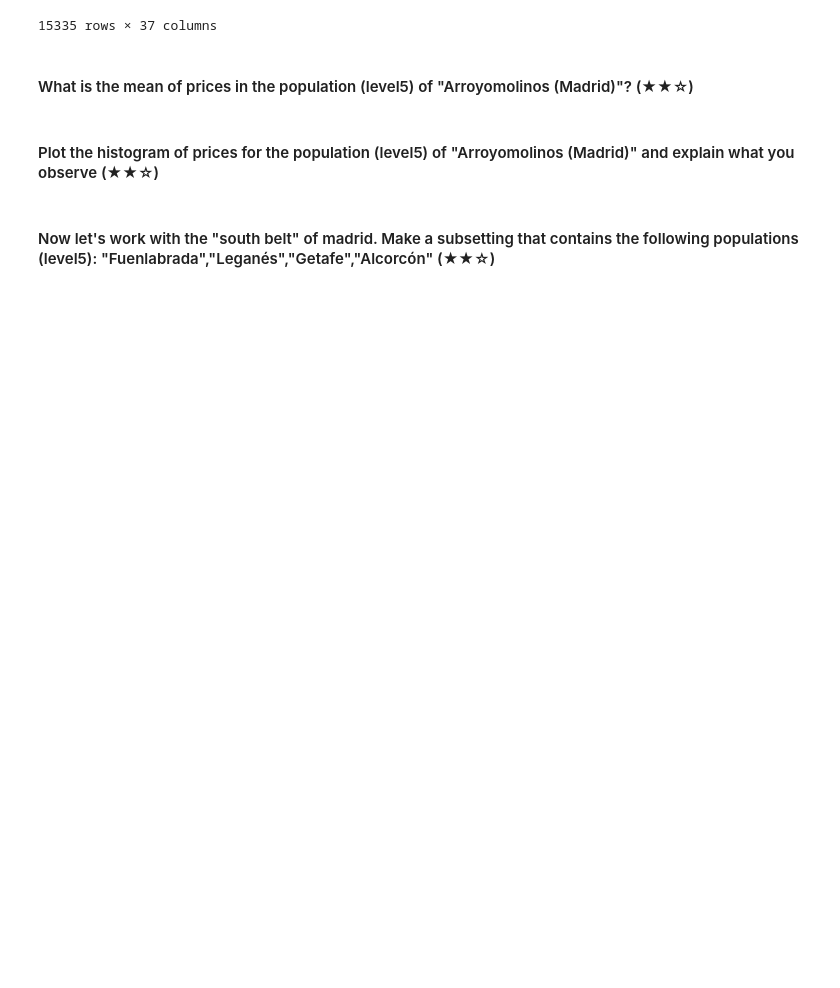
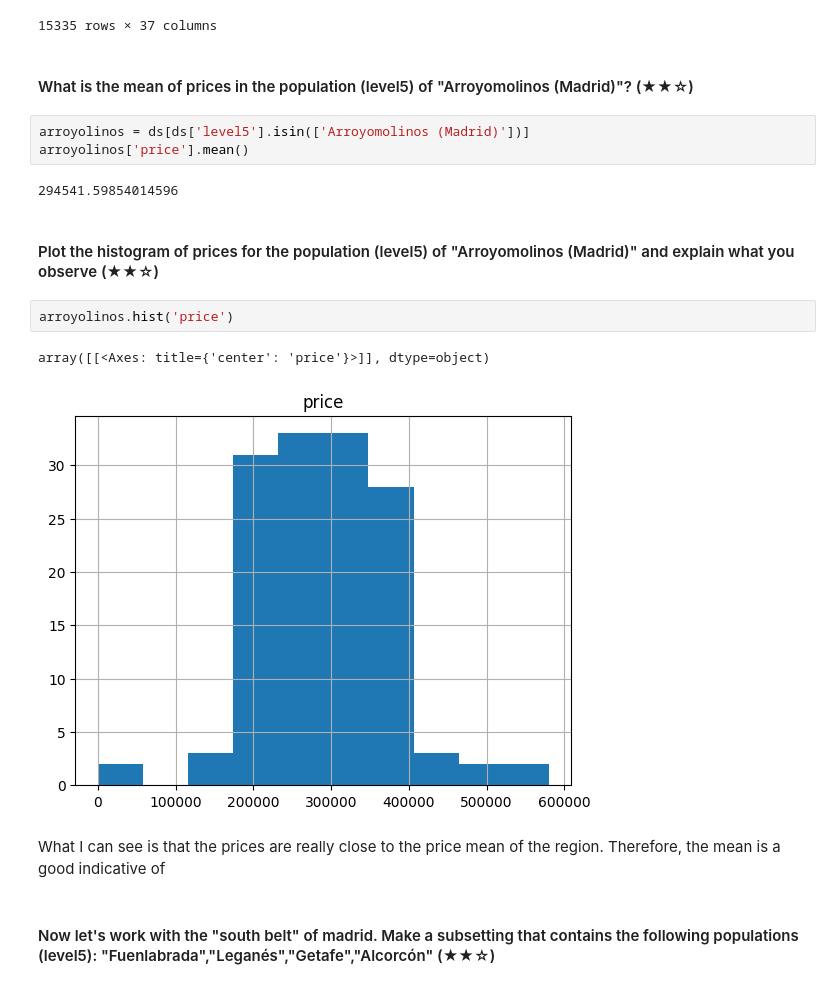
Before and after one commit to H0wl3r2001/realestate-datacleanup-exercise, a Jupyter notebook: project.ipynb, the cells around one changed output. Drawn from its saved outputs; the diff is of its cells as text; blank space fills up the shorter version.

```diff
--- a/project.ipynb
+++ b/project.ipynb
@@ -135,7 +135,19 @@ ds2
 15335 rows × 37 columns
 # %% [markdown]
 #### What is the mean of prices in the population (level5) of "Arroyomolinos (Madrid)"? (★★☆)
+# %%
+arroyolinos = ds[ds['level5'].isin(['Arroyomolinos (Madrid)'])]
+arroyolinos['price'].mean()
+# %% [output]
+294541.59854014596
 # %% [markdown]
 #### Plot the histogram of prices for the population (level5) of "Arroyomolinos (Madrid)" and explain what you observe (★★☆)
+# %%
+arroyolinos.hist('price')
+# %% [output]
+array([[<Axes: title={'center': 'price'}>]], dtype=object)
+[figure, added]
+# %% [markdown]
+What I can see is that the prices are really close to the price mean of the region. Therefore, the mean is a good indicative of
 # %% [markdown]
 #### Now let's work with the "south belt" of madrid. Make a subsetting that contains the following populations (level5): "Fuenlabrada","Leganés","Getafe","Alcorcón" (★★☆)
```
Also changed, not shown: parts of 5 cells of this notebook.
